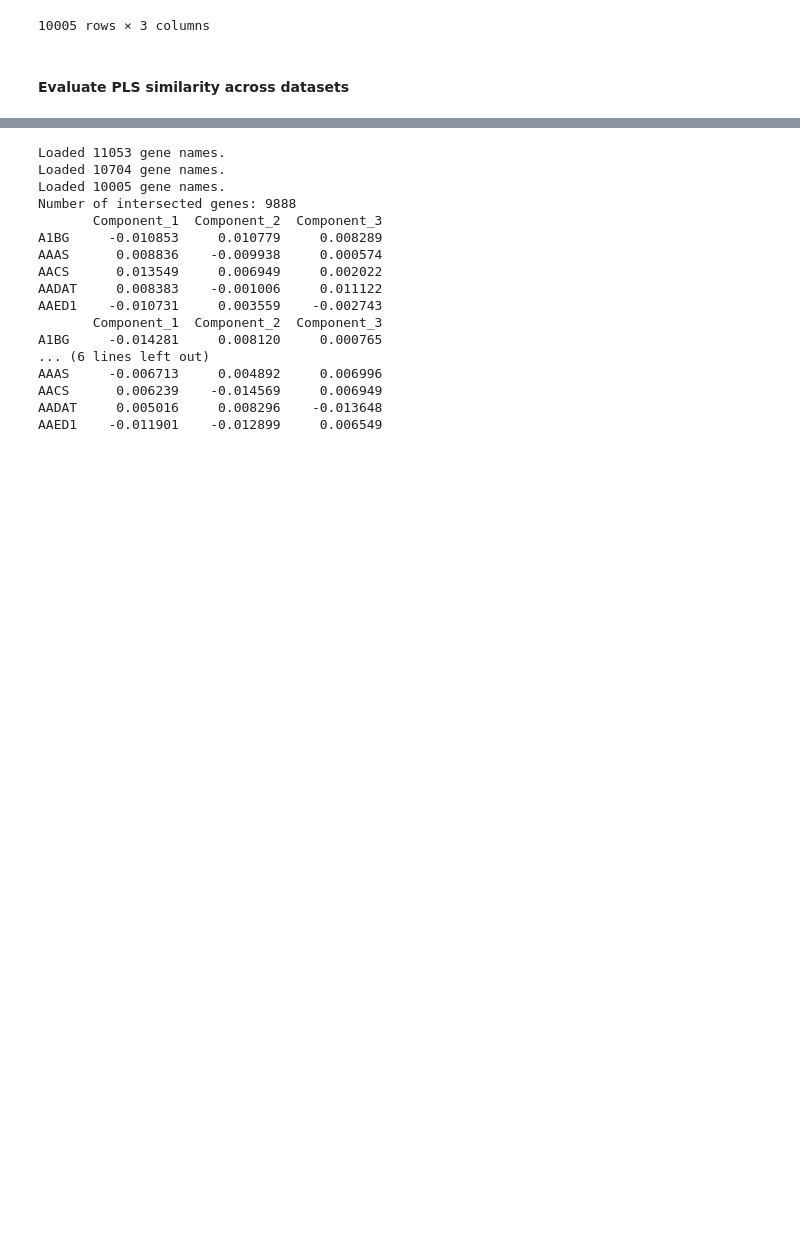
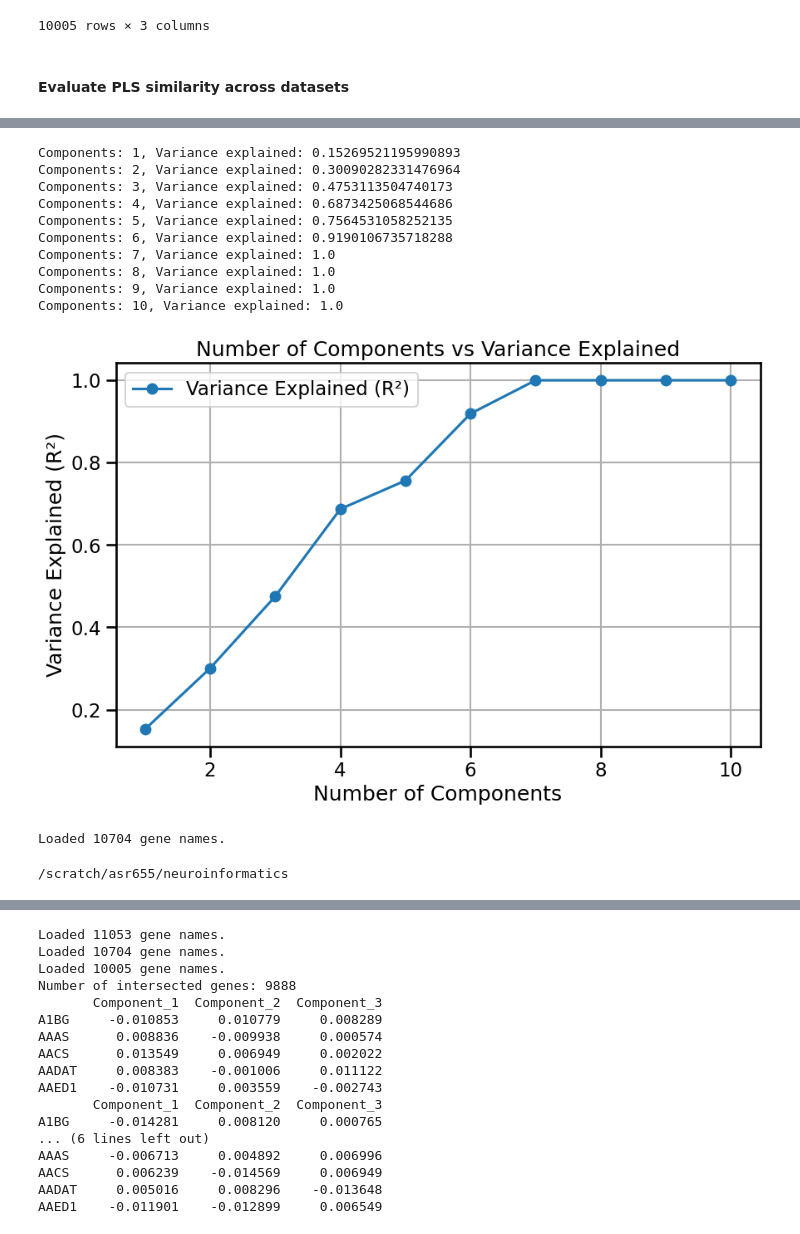
Before and after one commit to neuroinfolab/GeneEx2Conn, a Jupyter notebook: SFN24_replication.ipynb, the cells around one changed output, grey strips where cells are left out. Drawn from its saved outputs; the diff is of its cells as text; code cells hidden in the pictures; blank space fills up the shorter version.

```diff
--- a/SFN24_analysis_PLScontinued.ipynb
+++ b/SFN24_replication.ipynb
@@ -472,0 +873,28 @@ def filter_and_sort_by_genes(df, intersected_genes):
+# %%
+# Step 2: Run PLS for multiple components and get variance explained
+max_components = 10
+variances_explained = run_pls_for_components(X, Y, max_components)
+
+# Step 3: Plot the number of components vs variance explained
+plot_variance_explained(variances_explained, max_components)
+
+ahba_in_gtex_feature_importances_df = get_feature_importances(X, Y, n_components=3, gene_names=load_gtex_gene_names())
+ahba_in_gtex_normalized_importances_df = normalize_components(ahba_in_gtex_feature_importances_df)
+# %% [output]
+Components: 1, Variance explained: 0.15269521195990893
+Components: 2, Variance explained: 0.30090282331476964
+Components: 3, Variance explained: 0.4753113504740173
+Components: 4, Variance explained: 0.6873425068544686
+Components: 5, Variance explained: 0.7564531058252135
+Components: 6, Variance explained: 0.9190106735718288
+Components: 7, Variance explained: 1.0
+Components: 8, Variance explained: 1.0
+Components: 9, Variance explained: 1.0
+Components: 10, Variance explained: 1.0
+[figure, added]
+Loaded 10704 gene names.
+# %%
+X = load_transcriptome(dataset='AHBA in UTSW')
+Y = load_connectome(dataset='UTSW')
+# %% [output]
+/scratch/asr655/neuroinformatics
```
Also changed, not shown: parts of 28 cells of this notebook, 4 other files.
